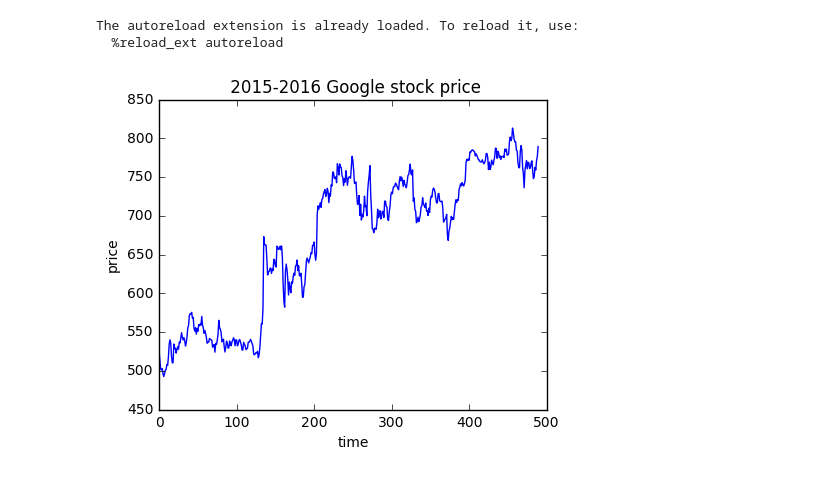
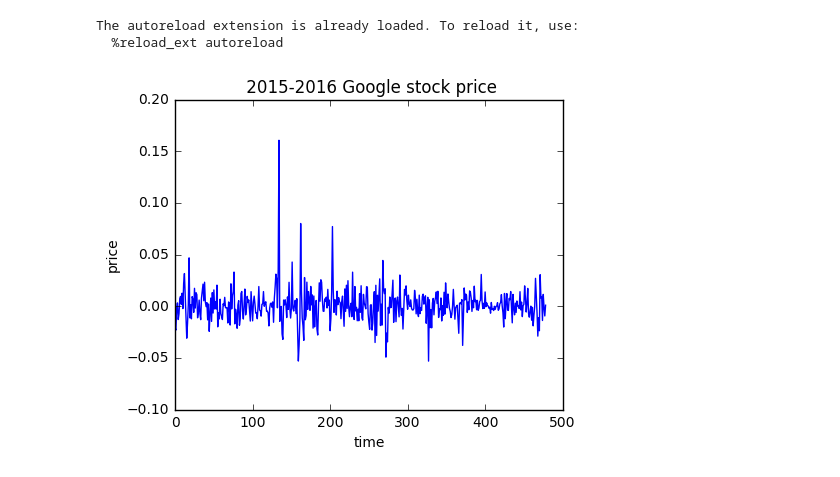
Before and after one commit to APC524/tsap, a Jupyter notebook: demo/findata.ipynb, the cells around one changed output. Cells and saved outputs as stored; diff of their text form; code cells hidden in the pictures.

Commit message:
financial data demo

```diff
--- a/demo/findata.ipynb
+++ b/demo/findata.ipynb
@@ -10,36 +10,37 @@ from src.gradient_check import eval_numerical_gradient, eval_numerical_gradient_
 
 import src.data_processor as dp
 import src.inference
 from src.ts_gen import ar1_gen
 
 
 import matplotlib.pyplot as plt
 
 # This is a bit of magic to make matplotlib figures appear inline in the notebook
 # rather than in a new window.
 %matplotlib inline
 plt.rcParams['figure.figsize'] = (5.0, 4.0) # set default size of plots
 plt.rcParams['image.interpolation'] = 'nearest'
 plt.rcParams['image.cmap'] = 'gray'
 
 # Some more magic so that the notebook will reload external python modules;
 # see http://stackoverflow.com/questions/1907993/autoreload-of-modules-in-ipython
 %load_ext autoreload
 %autoreload 2
 
-
-X = np.matrix(np.genfromtxt('./data/GOOG.csv',delimiter=','))
+data = np.loadtxt("../data/GOOG.csv", delimiter=',')
+X = np.array([data[0:480]])
+Y = dp.get_return(X)
 nrow=X.shape[0]
 
 
-plt.plot(X.T)
+plt.plot(Y[0,:])
 plt.xlabel('time')
 plt.ylabel('price')
 plt.title(' 2015-2016 Google stock price')
 plt.show()
 # %% [output]
 The autoreload extension is already loaded. To reload it, use:
   %reload_ext autoreload
-[figure, old version]
+[figure, new version]
 # %%
 
```
Also changed, not shown: parts of 2 cells of this notebook.
